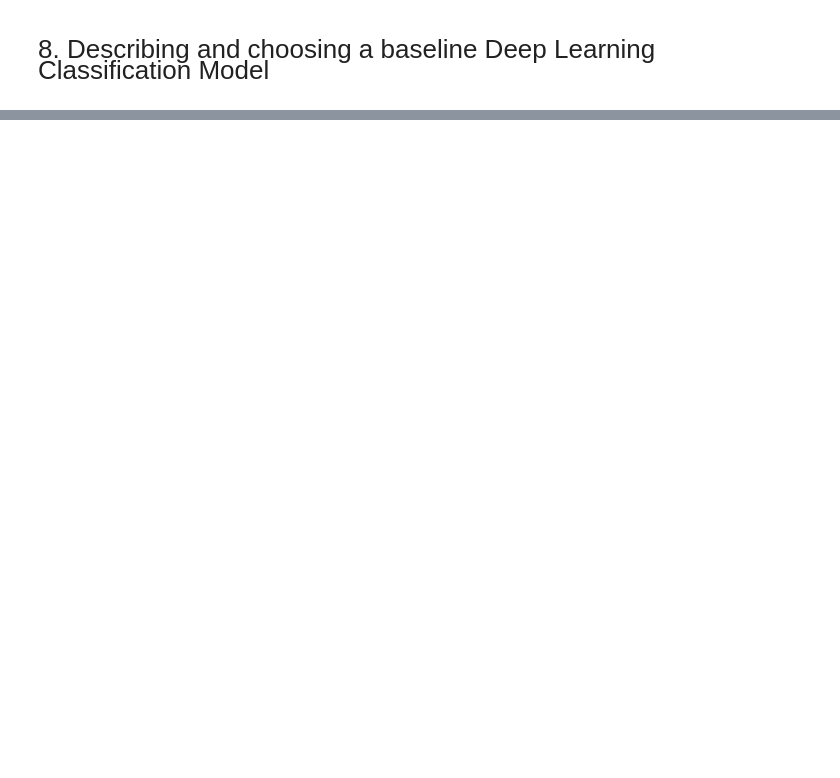
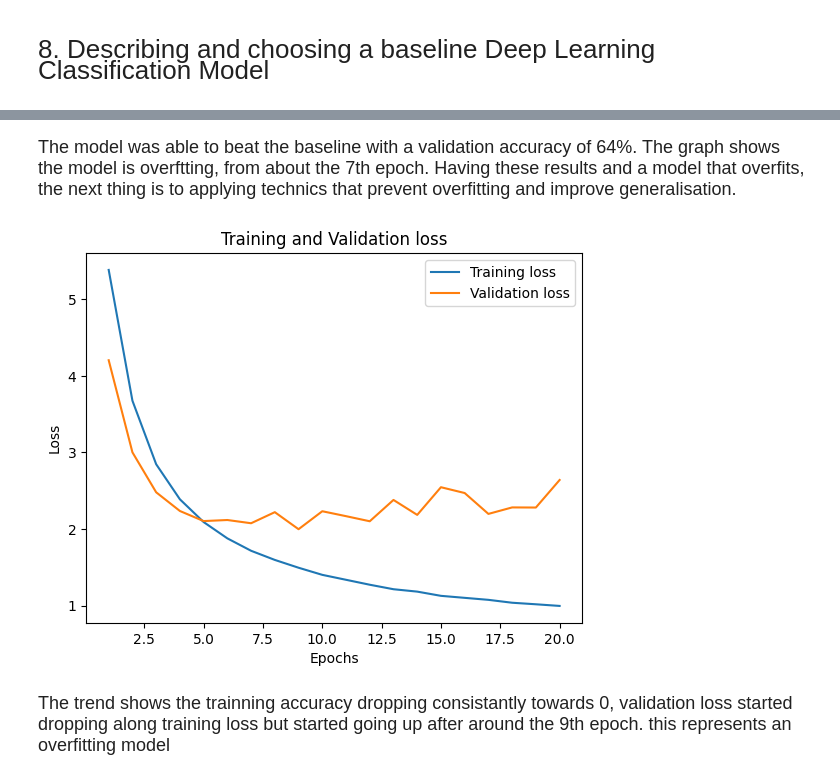
Before and after one commit to GerryKanz/Final-project-image-classification-model, a Jupyter notebook: final_project_ML.ipynb, the cells around one changed output, grey strips where cells are left out. Cells and saved outputs as stored; diff of their text form; code cells hidden in the pictures; blank space fills up the shorter version.

```diff
--- a/final_project_ML.ipynb
+++ b/final_project_ML.ipynb
@@ -617,0 +721,18 @@ plt.show()
+# %% [markdown]
+<p style ='font-size: 18px'>The model was able to beat the baseline with a validation accuracy of 64%. The graph shows the model is overftting, from about the 7th epoch. Having these results and a model that overfits, the next thing is to applying technics that prevent overfitting and improve generalisation. </p>
+# %%
+loss = history.history['loss']
+val_loss = history.history['val_loss']
+epochs = range(1, len(loss) + 1)
+
+plt.plot(epochs, loss, label = 'Training loss')
+plt.plot(epochs, val_loss, label='Validation loss')
+plt.title('Training and Validation loss')
+plt.xlabel('Epochs')
+plt.ylabel('Loss')
+plt.legend()
+plt.show()
+# %% [output]
+[figure, added]
+# %% [markdown]
+<p style ='font-size: 18px'>The trend shows the trainning accuracy dropping consistantly towards 0, validation loss started dropping along training loss but started going up after around the 9th epoch. this represents an overfitting model </p>
```
Also changed, not shown: parts of 14 cells of this notebook.
